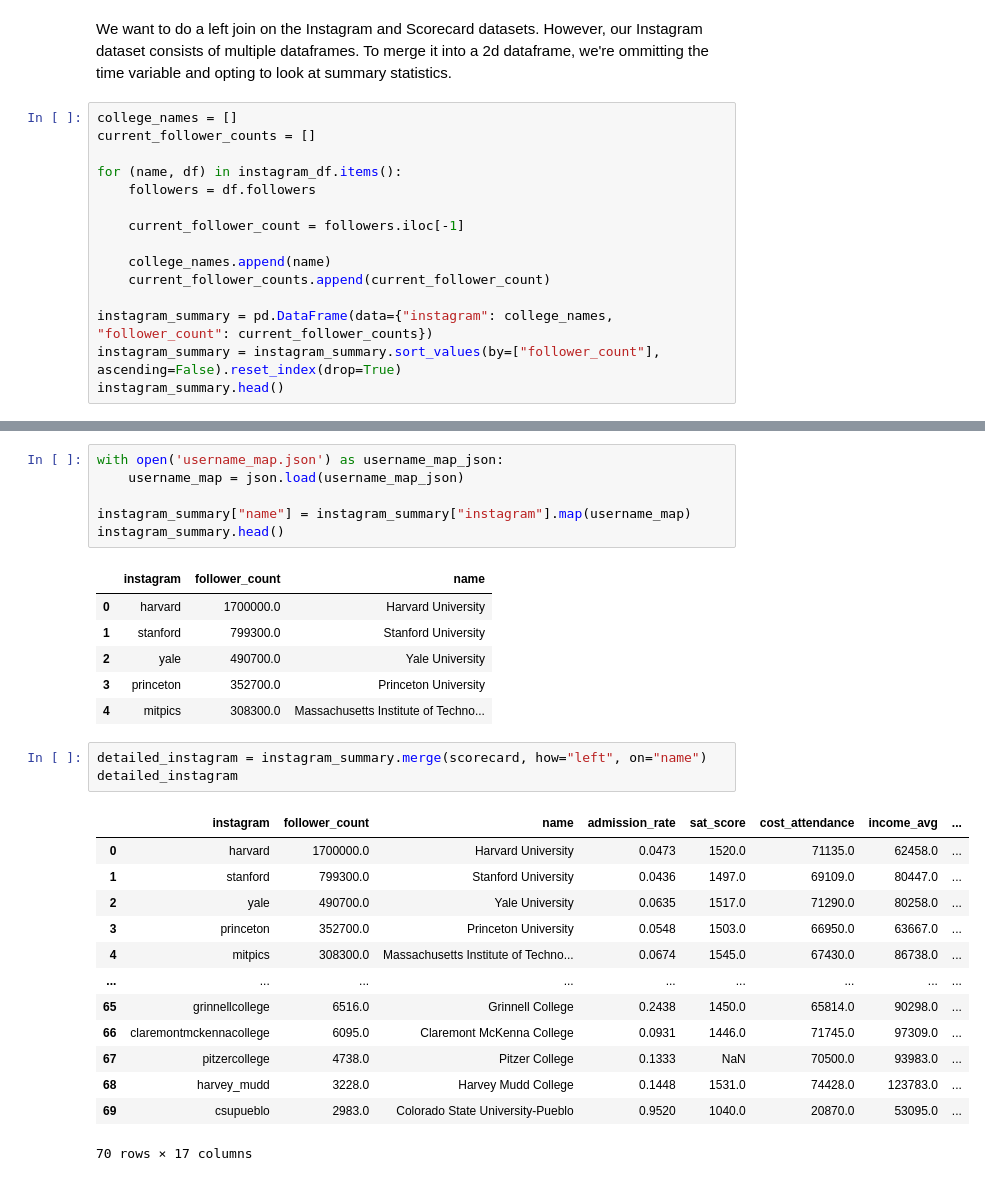
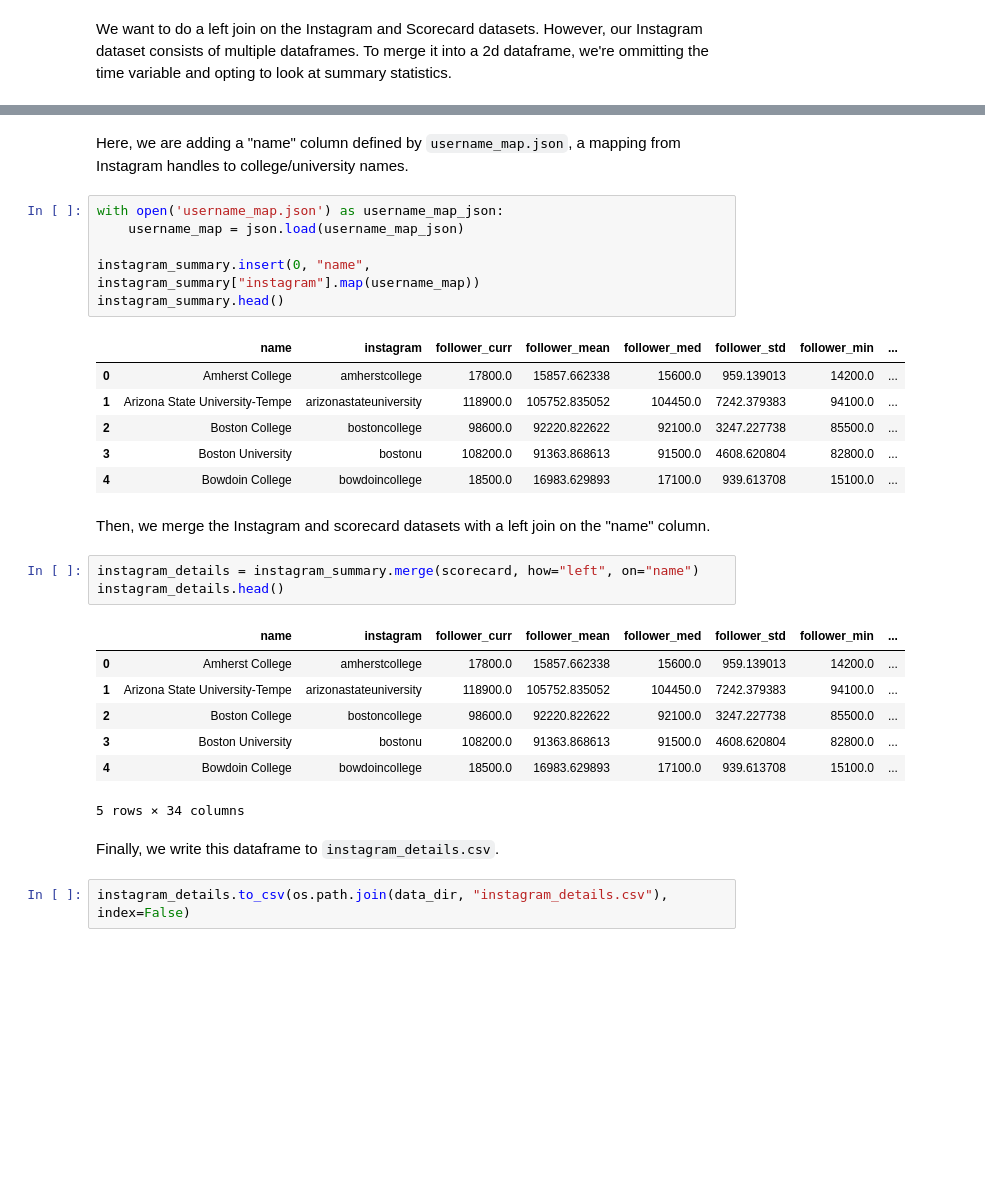
Before and after one commit to benjamin-shen/instagram-collegeuniversity-data, a Jupyter notebook: p2/phase2-data.ipynb, the cells around one changed output, grey strips where cells are left out. Drawn from its saved outputs; the diff is of its cells as text; blank space fills up the shorter version.

Commit message:
Write documentation, phase 2 submission

```diff
--- a/p2/phase2-data.ipynb
+++ b/p2/phase2-data.ipynb
@@ -264,18 +268,3 @@ scorecard.to_csv(os.path.join(data_dir, "scorecard.csv"), index=False)
 ## Merged Dataset
 # %% [markdown]
 We want to do a left join on the Instagram and Scorecard datasets. However, our Instagram dataset consists of multiple dataframes. To merge it into a 2d dataframe, we're ommitting the time variable and opting to look at summary statistics.
-# %%
-college_names = []
-current_follower_counts = []
-
-for (name, df) in instagram_df.items():
-    followers = df.followers
-
-    current_follower_count = followers.iloc[-1]
-
-    college_names.append(name)
-    current_follower_counts.append(current_follower_count)
-
-instagram_summary = pd.DataFrame(data={"instagram": college_names, "follower_count": current_follower_counts})
-instagram_summary = instagram_summary.sort_values(by=["follower_count"], ascending=False).reset_index(drop=True)
-instagram_summary.head()
@@ -289,30 +365,32 @@ instagram_summary.head()
+# %% [markdown]
+Here, we are adding a "name" column defined by `username_map.json`, a mapping from Instagram handles to college/university names.
 # %%
 with open('username_map.json') as username_map_json:
     username_map = json.load(username_map_json)
 
-instagram_summary["name"] = instagram_summary["instagram"].map(username_map)
+instagram_summary.insert(0, "name", instagram_summary["instagram"].map(username_map))
 instagram_summary.head()
 # %% [output]
-|  | instagram | follower_count | name |
-| 0 | harvard | 1700000.0 | Harvard University |
-| 1 | stanford | 799300.0 | Stanford University |
-| 2 | yale | 490700.0 | Yale University |
-| 3 | princeton | 352700.0 | Princeton University |
-| 4 | mitpics | 308300.0 | Massachusetts Institute of Techno... |
+|  | name | instagram | follower_curr | follower_mean | follower_med | follower_std | follower_min | ... |
+| 0 | Amherst College | amherstcollege | 17800.0 | 15857.662338 | 15600.0 | 959.139013 | 14200.0 | ... |
+| 1 | Arizona State University-Tempe | arizonastateuniversity | 118900.0 | 105752.835052 | 104450.0 | 7242.379383 | 94100.0 | ... |
+| 2 | Boston College | bostoncollege | 98600.0 | 92220.822622 | 92100.0 | 3247.227738 | 85500.0 | ... |
+| 3 | Boston University | bostonu | 108200.0 | 91363.868613 | 91500.0 | 4608.620804 | 82800.0 | ... |
+| 4 | Bowdoin College | bowdoincollege | 18500.0 | 16983.629893 | 17100.0 | 939.613708 | 15100.0 | ... |
+# %% [markdown]
+Then, we merge the Instagram and scorecard datasets with a left join on the "name" column.
 # %%
-detailed_instagram = instagram_summary.merge(scorecard, how="left", on="name")
-detailed_instagram
+instagram_details = instagram_summary.merge(scorecard, how="left", on="name")
+instagram_details.head()
 # %% [output]
-|  | instagram | follower_count | name | admission_rate | sat_score | cost_attendance | income_avg | ... |
-| 0 | harvard | 1700000.0 | Harvard University | 0.0473 | 1520.0 | 71135.0 | 62458.0 | ... |
-| 1 | stanford | 799300.0 | Stanford University | 0.0436 | 1497.0 | 69109.0 | 80447.0 | ... |
-| 2 | yale | 490700.0 | Yale University | 0.0635 | 1517.0 | 71290.0 | 80258.0 | ... |
-| 3 | princeton | 352700.0 | Princeton University | 0.0548 | 1503.0 | 66950.0 | 63667.0 | ... |
-| 4 | mitpics | 308300.0 | Massachusetts Institute of Techno... | 0.0674 | 1545.0 | 67430.0 | 86738.0 | ... |
-| ... | ... | ... | ... | ... | ... | ... | ... | ... |
-| 65 | grinnellcollege | 6516.0 | Grinnell College | 0.2438 | 1450.0 | 65814.0 | 90298.0 | ... |
-| 66 | claremontmckennacollege | 6095.0 | Claremont McKenna College | 0.0931 | 1446.0 | 71745.0 | 97309.0 | ... |
-| 67 | pitzercollege | 4738.0 | Pitzer College | 0.1333 | NaN | 70500.0 | 93983.0 | ... |
-| 68 | harvey_mudd | 3228.0 | Harvey Mudd College | 0.1448 | 1531.0 | 74428.0 | 123783.0 | ... |
-| 69 | csupueblo | 2983.0 | Colorado State University-Pueblo | 0.9520 | 1040.0 | 20870.0 | 53095.0 | ... |
+|  | name | instagram | follower_curr | follower_mean | follower_med | follower_std | follower_min | ... |
+| 0 | Amherst College | amherstcollege | 17800.0 | 15857.662338 | 15600.0 | 959.139013 | 14200.0 | ... |
+| 1 | Arizona State University-Tempe | arizonastateuniversity | 118900.0 | 105752.835052 | 104450.0 | 7242.379383 | 94100.0 | ... |
+| 2 | Boston College | bostoncollege | 98600.0 | 92220.822622 | 92100.0 | 3247.227738 | 85500.0 | ... |
+| 3 | Boston University | bostonu | 108200.0 | 91363.868613 | 91500.0 | 4608.620804 | 82800.0 | ... |
+| 4 | Bowdoin College | bowdoincollege | 18500.0 | 16983.629893 | 17100.0 | 939.613708 | 15100.0 | ... |
-70 rows × 17 columns
+5 rows × 34 columns
+# %% [markdown]
+Finally, we write this dataframe to `instagram_details.csv`.
+# %%
+instagram_details.to_csv(os.path.join(data_dir, "instagram_details.csv"), index=False)
```
Also changed, not shown: parts of 10 cells of this notebook, 2 other files.
